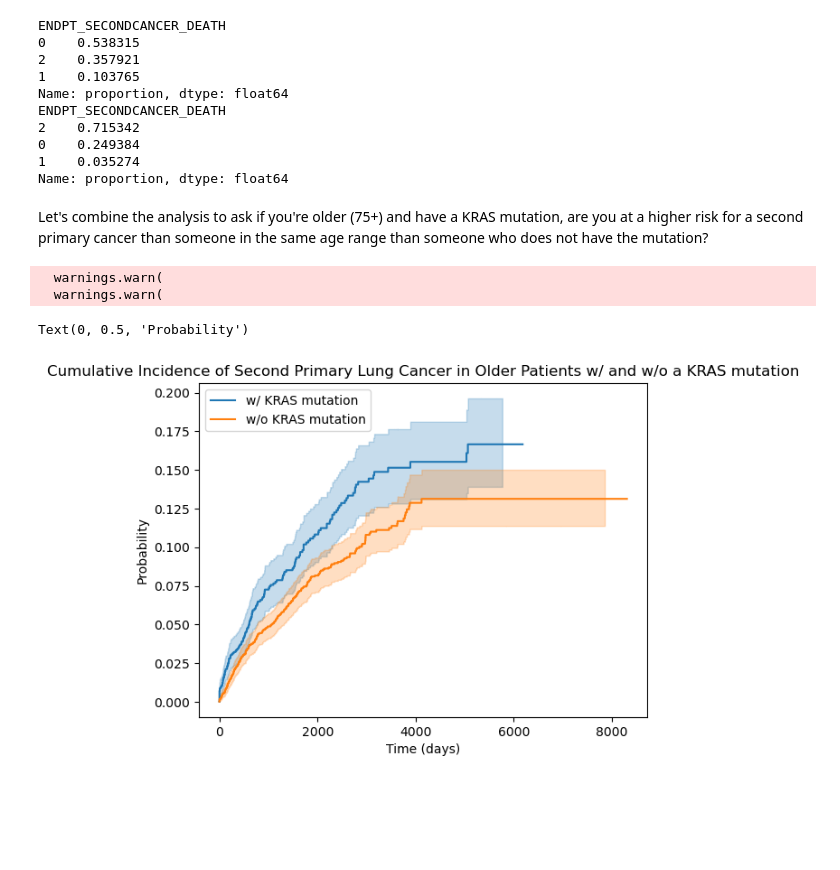
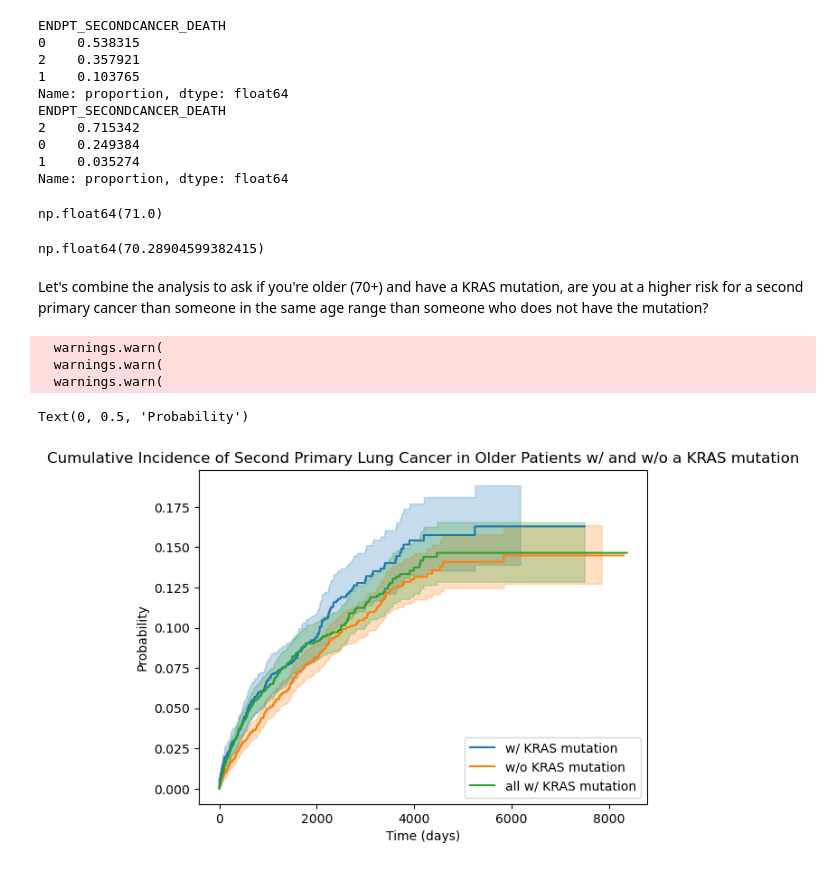
Before and after one commit to Roseille/SurvivalAnalyses, a Jupyter notebook: sample.ipynb, the cells around one changed output. Drawn from its saved outputs; the diff is of its cells as text; code cells hidden in the pictures; blank space fills up the shorter version.

```diff
--- a/sample.ipynb
+++ b/sample.ipynb
@@ -44,7 +44,7 @@ sorted_df['Event_of_interest']
 Name: Event_of_interest, Length: 12306, dtype: int64
 # %%
 #Filter the df so that I don't get a value error because of the text columns...
-cph_df = sorted_df[['DT_SECONDCANCER_DEATH', 'Event_of_interest', 'TP53', 'CURRENT_AGE_DEID', 'KRAS', 'EGFR', 'ALK', 'BRAF', 'ROS1', 'MET', 'ENDPT_SECONDCANCER_DEATH']]
+cph_df = sorted_df[['DT_SECONDCANCER_DEATH', 'Event_of_interest', 'TP53', 'CURRENT_AGE_DEID', 'KRAS', 'KEAP1', 'EGFR', 'STK11', 'RBM10', 'PTPRD', 'KMT2D', 'NF1', 'SMARCA4', 'ENDPT_SECONDCANCER_DEATH']]
 cph = CoxPHFitter()
 cph.fit(cph_df, duration_col = 'DT_SECONDCANCER_DEATH', event_col = 'Event_of_interest')
 cph.plot_partial_effects_on_outcome(covariates='TP53', values=[True, False], cmap='coolwarm')
@@ -292,25 +295,39 @@ ENDPT_SECONDCANCER_DEATH
 0    0.249384
 1    0.035274
 Name: proportion, dtype: float64
+# %%
+cph_df['CURRENT_AGE_DEID'].median()
+# %% [output]
+np.float64(71.0)
+# %%
+cph_df['CURRENT_AGE_DEID'].mean()
+# %% [output]
+np.float64(70.28904599382415)
 # %% [markdown]
-Let's combine the analysis to ask if you're older (75+) and have a KRAS mutation, are you at a higher risk for a second primary cancer than someone in the same age range than someone who does not have the mutation?
+Let's combine the analysis to ask if you're older (70+) and have a KRAS mutation, are you at a higher risk for a second primary cancer than someone in the same age range than someone who does not have the mutation?
 # %%
 oldKRASm_ajf = AalenJohansenFitter(calculate_variance = True)
 oldKRASnm_ajf = AalenJohansenFitter(calculate_variance = True)
-older_ppl_w_KRAS = cph_df[(cph_df['CURRENT_AGE_DEID'] >= 75) & (cph_df['KRAS'] == True)]
-older_ppl_wo_KRAS = cph_df[(cph_df['CURRENT_AGE_DEID'] >= 75) & (cph_df['KRAS'] == False)]
+KRASm_ajf = AalenJohansenFitter(calculate_variance = True)
+older_ppl_w_KRAS = cph_df[(cph_df['CURRENT_AGE_DEID'] >= 70) & (cph_df['KRAS'] == True)]
+older_ppl_wo_KRAS = cph_df[(cph_df['CURRENT_AGE_DEID'] >= 70) & (cph_df['KRAS'] == False)]
+KRAS = cph_df[(cph_df['KRAS'] == True)]
 # %%
 oldKRASm_ajf.fit(older_ppl_w_KRAS['DT_SECONDCANCER_DEATH'], older_ppl_w_KRAS['ENDPT_SECONDCANCER_DEATH'], event_of_interest=1)
 oldKRASm_ajf.cumulative_density_
 oldKRASm_ajf.plot(label = 'w/ KRAS mutation')
 oldKRASnm_ajf.fit(older_ppl_wo_KRAS['DT_SECONDCANCER_DEATH'], older_ppl_wo_KRAS['ENDPT_SECONDCANCER_DEATH'], event_of_interest=1)
 oldKRASnm_ajf.cumulative_density_
 oldKRASnm_ajf.plot(label = 'w/o KRAS mutation')
+KRASm_ajf.fit(KRAS['DT_SECONDCANCER_DEATH'], KRAS['ENDPT_SECONDCANCER_DEATH'], event_of_interest=1)
+KRASm_ajf.cumulative_density_
+KRASm_ajf.plot(label = 'all w/ KRAS mutation')
 plt.title('Cumulative Incidence of Second Primary Lung Cancer in Older Patients w/ and w/o a KRAS mutation')
 plt.xlabel('Time (days)')
 plt.ylabel('Probability')
 # %% [output]
   warnings.warn(
   warnings.warn(
+  warnings.warn(
 Text(0, 0.5, 'Probability')
-[figure, old version]
+[figure, new version]
```
Also changed, not shown: parts of 13 cells of this notebook.
